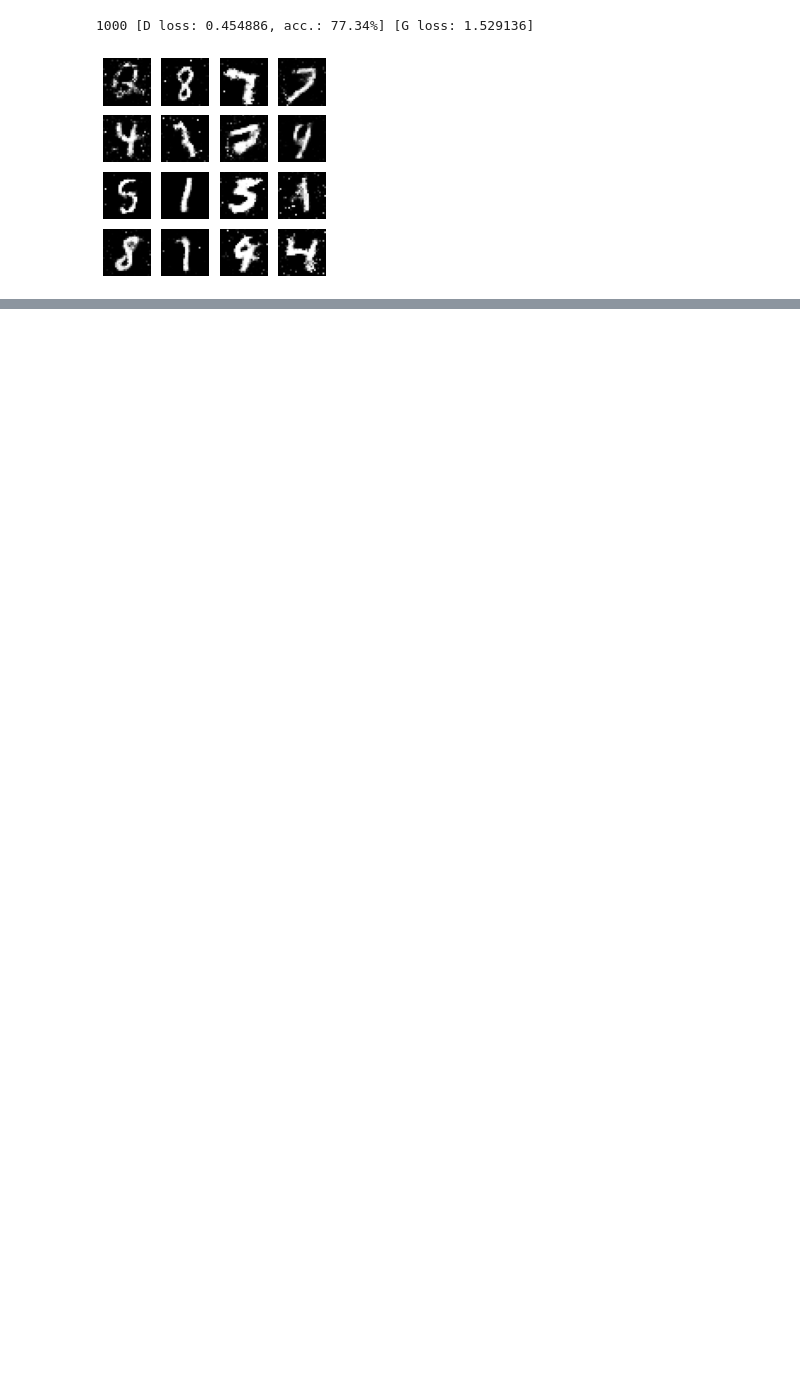
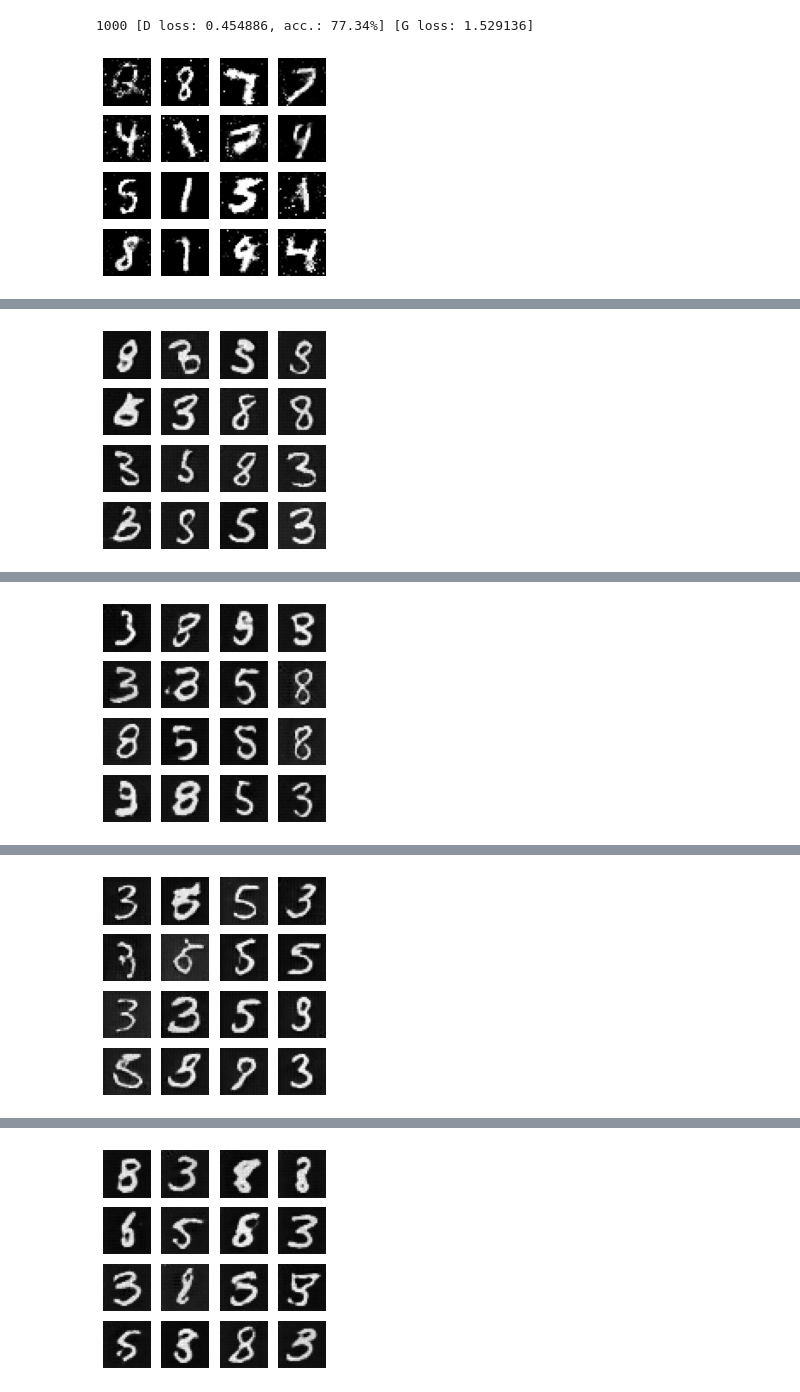
Before and after one commit to artemkush1/GAN_mnist, a Jupyter notebook: mnist_gan.ipynb, the cells around one changed output, grey strips where cells are left out. Cells and saved outputs as stored; diff of their text form; code cells hidden in the pictures; blank space fills up the shorter version.

```diff
--- a/mnist_gan.ipynb
+++ b/mnist_gan.ipynb
@@ -115,0 +216,6 @@ train(iterations, batch_size, sample_interval)
+# %%
+discriminator.compile(loss='binary_crossentropy',
+                      optimizer=Adam(),
+                      metrics=['accuracy'])  # lr=0.0002, beta_1=0.5
+gan = build_gan(generator, discriminator, z_dim)
+gan.compile(loss='binary_crossentropy', optimizer=Adam())  # lr=0.0002, beta_1=0.5
@@ -115,0 +240,40 @@ train(iterations, batch_size, sample_interval)
+# %%
+losses = []
+accuracies = []
+iteration_checkpoints = []
+
+def train(iterations, batch_size, sample_interval):
+    (X_train, _), (_, _) = mnist.load_data()
+    X_train = X_train / 127.5 - 1.0
+    X_train = np.expand_dims(X_train, axis=3)
+    real = np.ones((batch_size, 1))
+    fake = np.zeros((batch_size, 1))
+    for iteration in range(iterations):
+        idx = np.random.randint(0, X_train.shape[0], batch_size)
+        imgs = X_train[idx]
+        z = np.random.normal(0, 1, (batch_size, 100))
+        gen_imgs = generator.predict(z)
+
+        d_loss_real = discriminator.train_on_batch(imgs, real)
+        d_loss_fake = discriminator.train_on_batch(gen_imgs, fake)
+        d_loss, accuracy = np.add(d_loss_real, d_loss_fake) * 0.5
+
+        z = np.random.normal(0, 1, (batch_size, 100))
+        gen_imgs = generator.predict(z)
+        g_loss = gan.train_on_batch(z, real)
+
+        if (iteration + 1) % sample_interval == 0:
+            losses.append((d_loss, g_loss))
+            accuracies.append(100.0 * accuracy)
+            iteration_checkpoints.append(iteration + 1)
+
+            print("%d [D loss: %f, acc.: %.2f%%] [G loss: %f]" %
+                  (iteration + 1, d_loss, 100.0 * accuracy, g_loss))
+            sample_images(generator)
+# %%
+iterations = 20000
+batch_size = 128
+sample_interval = 1000
+
+train(iterations, batch_size, sample_interval)
+# %% [output]
@@ -115,0 +281 @@ train(iterations, batch_size, sample_interval)
+[figure, added]
@@ -115,0 +283 @@ train(iterations, batch_size, sample_interval)
+[figure, added]
@@ -115,0 +285 @@ train(iterations, batch_size, sample_interval)
+[figure, added]
@@ -115,0 +287 @@ train(iterations, batch_size, sample_interval)
+[figure, added]
```
Also changed, not shown: parts of 9 cells of this notebook.
